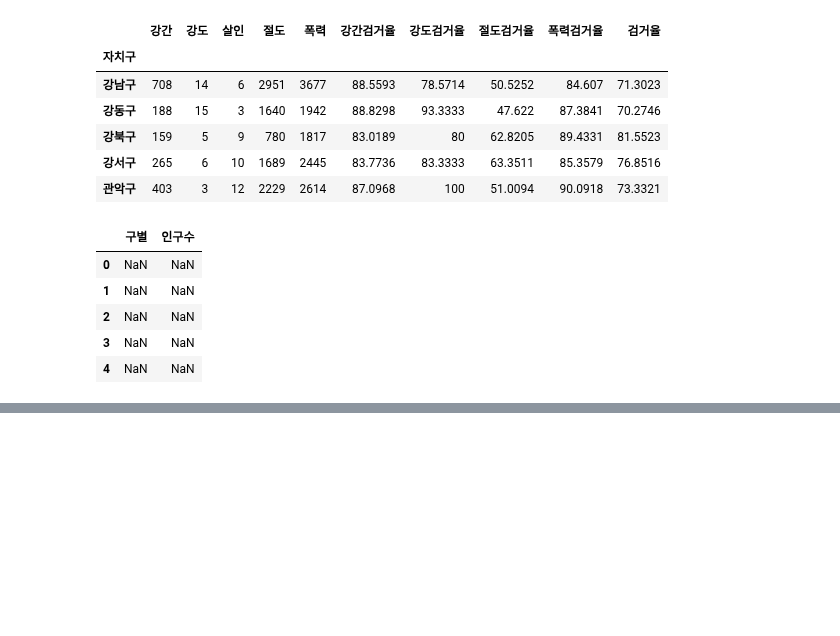
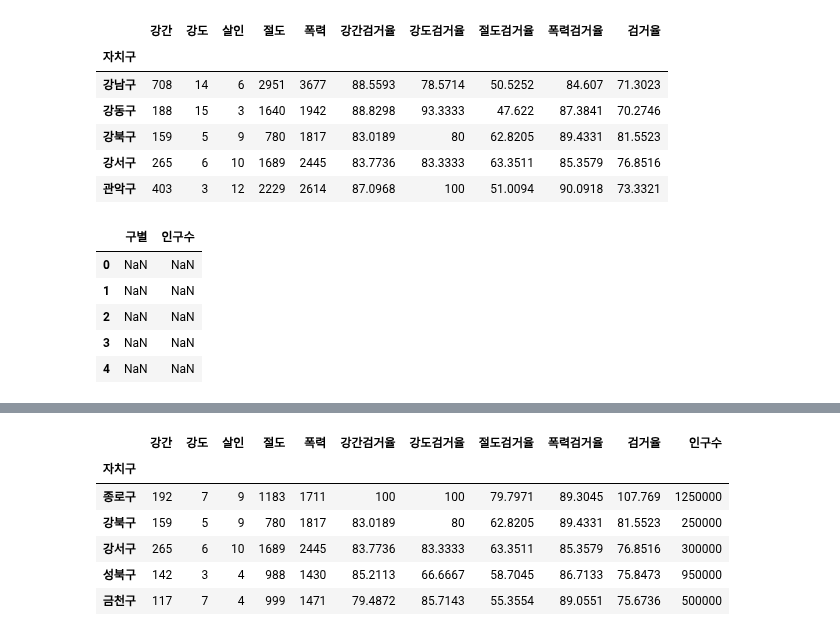
Before and after one commit to ljh15952/AI_Study, a Jupyter notebook: Data_Study/Data_analysis_and_Data_visualization_2.ipynb, the cells around one changed output, grey strips where cells are left out. Cells and saved outputs as stored; diff of their text form; code cells hidden in the pictures; blank space fills up the shorter version.

```diff
--- a/Data_Study/Data_analysis_and_Data_visualization_2.ipynb
+++ b/Data_Study/Data_analysis_and_Data_visualization_2.ipynb
@@ -407,0 +408,14 @@ gu_df_temp
+# %%
+# 검거율 기준으로 오름차순 정렬하기
+# '값'을 기준으로 정럴할 때?
+
+gu_df_temp.sort_values(by='검거율', ascending=False, inplace=True) #내림차순, 덮어쓰기
+gu_df_temp.head()
+# %% [output]
+|  | 강간 | 강도 | 살인 | 절도 | 폭력 | 강간검거율 | 강도검거율 | 절도검거율 | 폭력검거율 | 검거율 | 인구수 |
+| 자치구 |  |  |  |  |  |  |  |  |  |  |  |
+| 종로구 | 192 | 7 | 9 | 1183 | 1711 | 100 | 100 | 79.7971 | 89.3045 | 107.769 | 1250000 |
+| 강북구 | 159 | 5 | 9 | 780 | 1817 | 83.0189 | 80 | 62.8205 | 89.4331 | 81.5523 | 250000 |
+| 강서구 | 265 | 6 | 10 | 1689 | 2445 | 83.7736 | 83.3333 | 63.3511 | 85.3579 | 76.8516 | 300000 |
+| 성북구 | 142 | 3 | 4 | 988 | 1430 | 85.2113 | 66.6667 | 58.7045 | 86.7133 | 75.8473 | 950000 |
+| 금천구 | 117 | 7 | 4 | 999 | 1471 | 79.4872 | 85.7143 | 55.3554 | 89.0551 | 75.6736 | 500000 |
```
Also changed, not shown: parts of 5 cells of this notebook, 1 other file.
